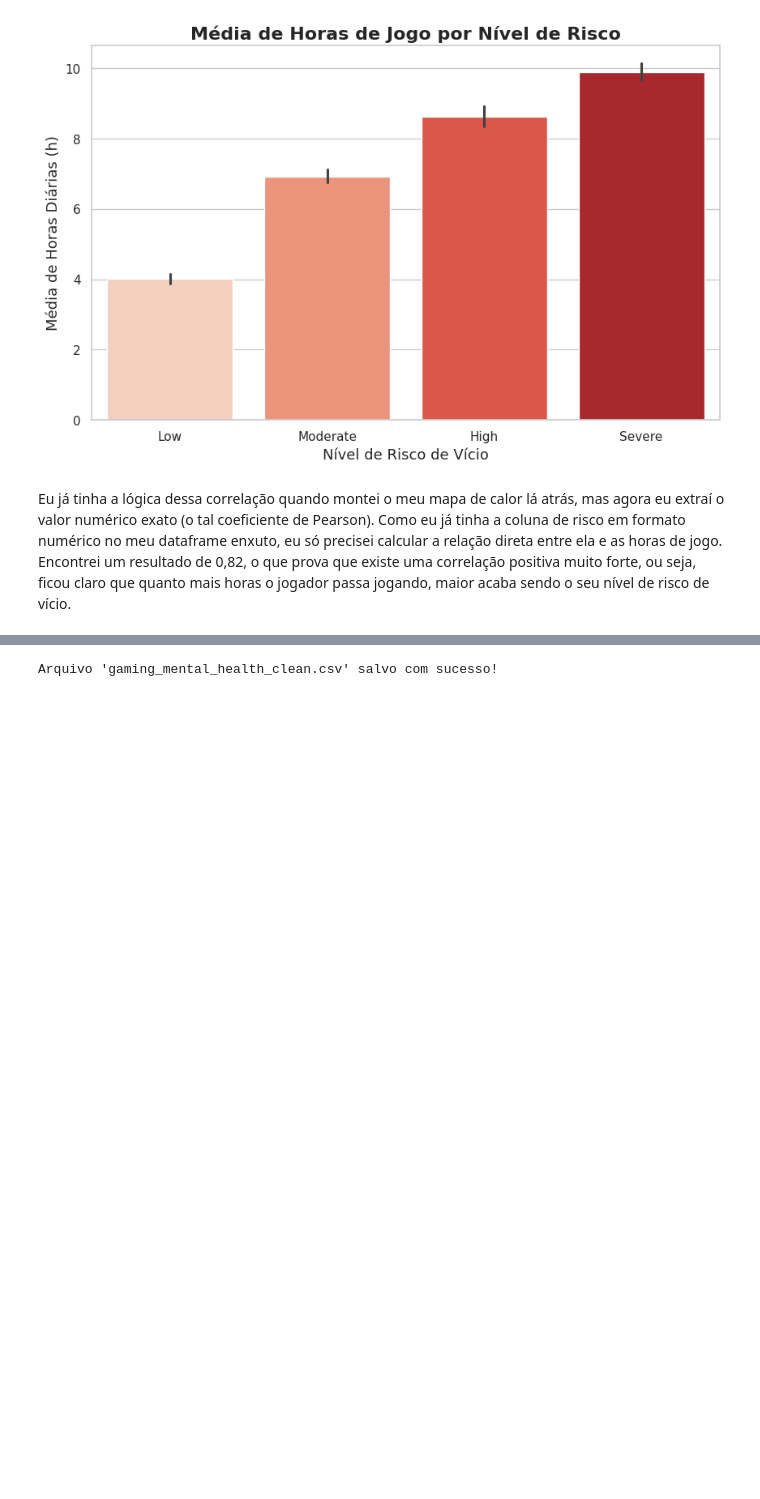
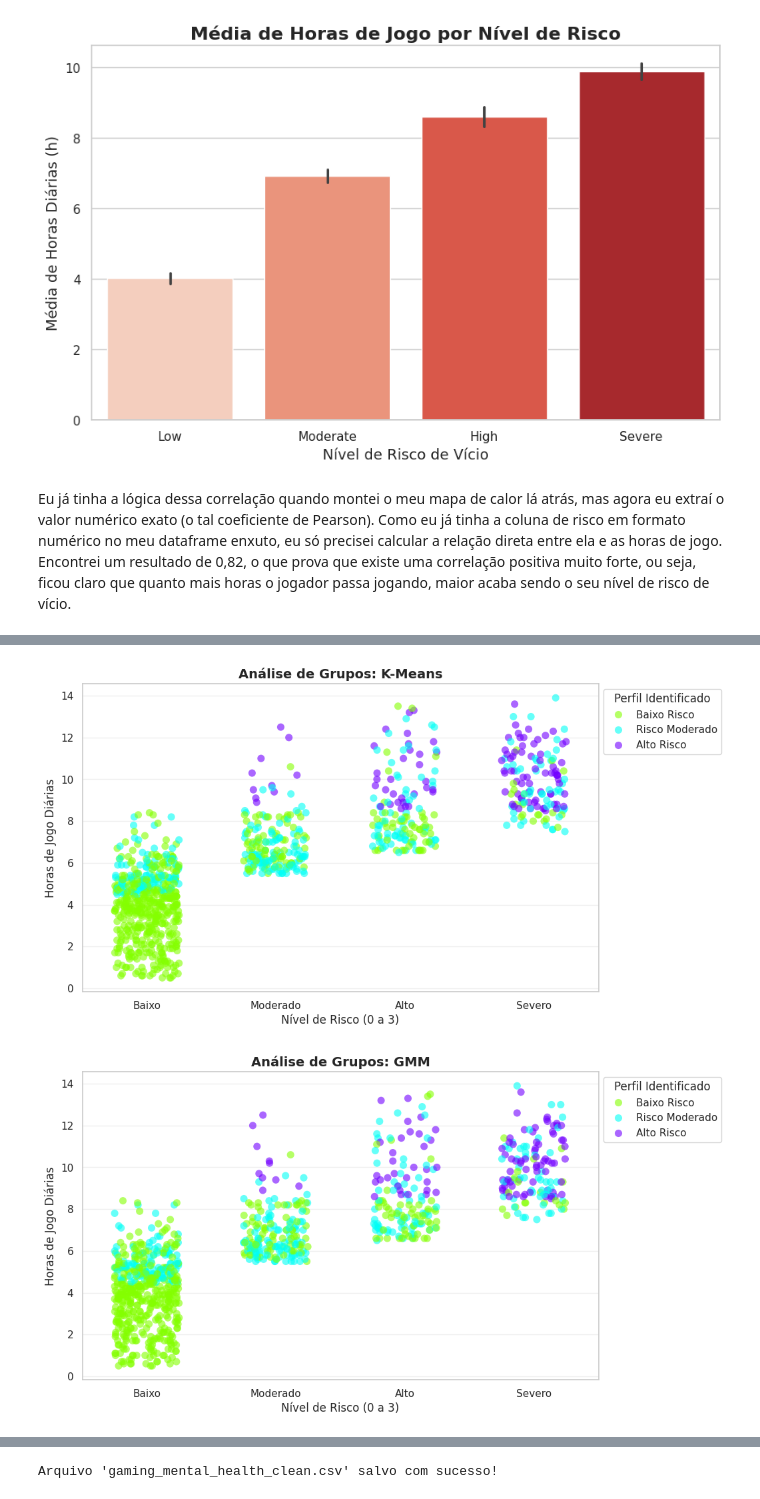
Before and after one commit to LauraRii/projeto-final-cdd-2026-, a Jupyter notebook: projetofinalcdd.ipynb, the cells around one changed output, grey strips where cells are left out. Cells and saved outputs as stored; diff of their text form; code cells hidden in the pictures; blank space fills up the shorter version.

```diff
--- a/projetofinalcdd.ipynb
+++ b/projetofinalcdd.ipynb
@@ -774,0 +805,17 @@ Eu já tinha a lógica dessa correlação quando montei o meu mapa de calor lá
+# %%
+# como a 'ponta do cotovelo' acontece em k = 3, vamos utilizar 3 clusters então
+n_clusters_escolhido = 3
+
+kmeans = KMeans(n_clusters=n_clusters_escolhido, random_state=42, n_init=10)
+gmm = GaussianMixture(n_components=n_clusters_escolhido, random_state=42)
+
+# criando as colunas no df_numerico
+df_numerico['cluster_kmeans'] = kmeans.fit_predict(df_numerico)
+df_numerico['cluster_gmm'] = gmm.fit_predict(df_numerico)
+
+# analisando a média de cada grupo
+analise_kmeans = df_numerico.groupby('cluster_kmeans').mean()
+display(analise_kmeans)
+
+analise_gmm = df_numerico.groupby('cluster_gmm').mean()
+display(analise_gmm)
@@ -774,0 +835,47 @@ Eu já tinha a lógica dessa correlação quando montei o meu mapa de calor lá
+# %%
+import matplotlib.pyplot as plt
+import seaborn as sns
+
+# agrupando pela média de horas de cada cluster
+ordem_kmeans = df_numerico.groupby('cluster_kmeans')['daily_gaming_hours'].mean().sort_values().index
+ordem_gmm = df_numerico.groupby('cluster_gmm')['daily_gaming_hours'].mean().sort_values().index
+
+# criando o mapeamento dinâmico
+map_kmeans = {ordem_kmeans[0]: 'Baixo Risco', ordem_kmeans[1]: 'Risco Moderado', ordem_kmeans[2]: 'Alto Risco'}
+map_gmm = {ordem_gmm[0]: 'Baixo Risco', ordem_gmm[1]: 'Risco Moderado', ordem_gmm[2]: 'Alto Risco'}
+
+df_numerico['Perfil K-Means'] = df_numerico['cluster_kmeans'].map(map_kmeans)
+df_numerico['Perfil GMM'] = df_numerico['cluster_gmm'].map(map_gmm)
+
+# gráfico do k-means
+plt.figure(figsize=(10, 6))
+sns.stripplot(data=df_numerico, x='risk_level_n', y='daily_gaming_hours',
+              hue='Perfil K-Means',
+              hue_order=['Baixo Risco', 'Risco Moderado', 'Alto Risco'],
+              palette='hsv', jitter=0.25, size=8, alpha=0.6)
+
+plt.title('Análise de Grupos: K-Means', fontsize=14, fontweight='bold')
+plt.xlabel('Nível de Risco (0 a 3)', fontsize=12)
+plt.ylabel('Horas de Jogo Diárias', fontsize=12)
+plt.xticks([0, 1, 2, 3], ['Baixo', 'Moderado', 'Alto', 'Severo'])
+plt.legend(title='Perfil Identificado', bbox_to_anchor=(1, 1))
+plt.grid(True, axis='y', alpha=0.3)
+plt.show()
+
+# gráfico do gmm
+plt.figure(figsize=(10, 6))
+sns.stripplot(data=df_numerico, x='risk_level_n', y='daily_gaming_hours',
+              hue='Perfil GMM',
+              hue_order=['Baixo Risco', 'Risco Moderado', 'Alto Risco'],
+              palette='hsv', jitter=0.25, size=8, alpha=0.6)
+
+plt.title('Análise de Grupos: GMM', fontsize=14, fontweight='bold')
+plt.xlabel('Nível de Risco (0 a 3)', fontsize=12)
+plt.ylabel('Horas de Jogo Diárias', fontsize=12)
+plt.xticks([0, 1, 2, 3], ['Baixo', 'Moderado', 'Alto', 'Severo'])
+plt.legend(title='Perfil Identificado', bbox_to_anchor=(1, 1))
+plt.grid(True, axis='y', alpha=0.3)
+plt.show()
+# %% [output]
+[figure, added]
+[figure, added]
```
Also changed, not shown: parts of 9 cells of this notebook.
